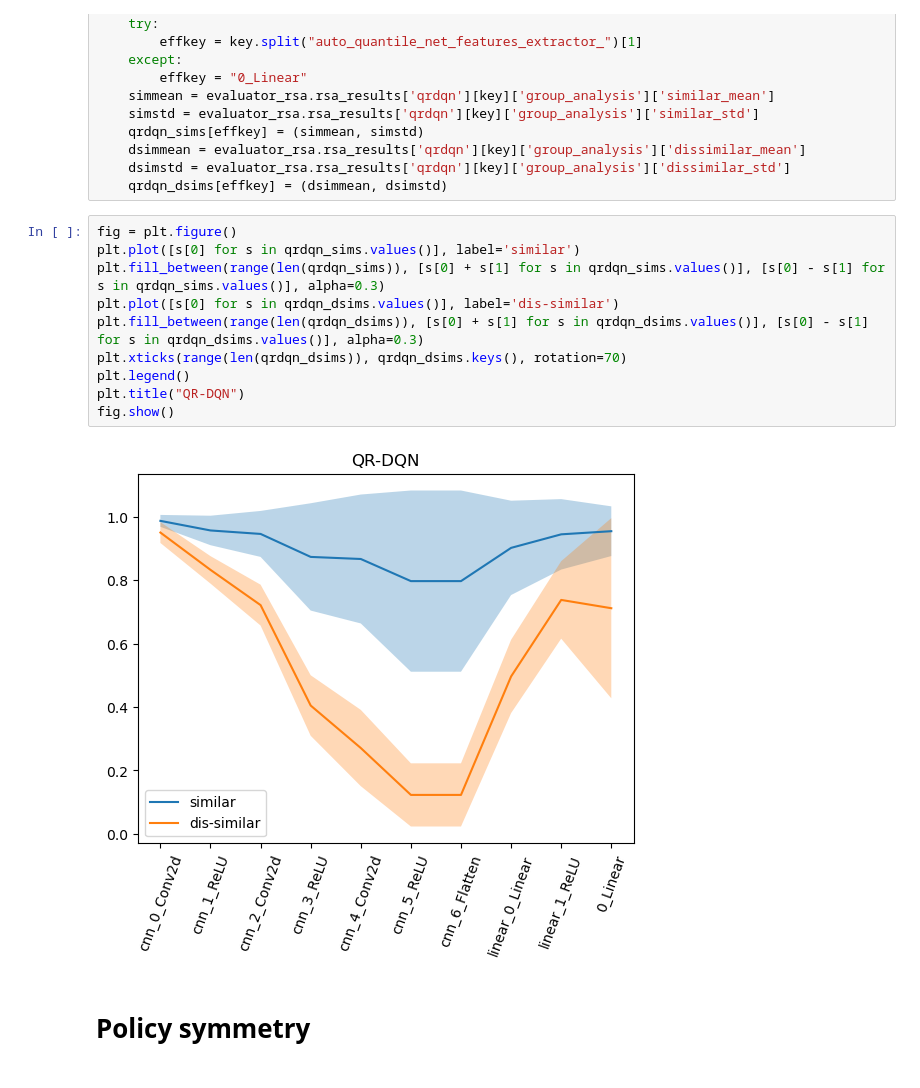
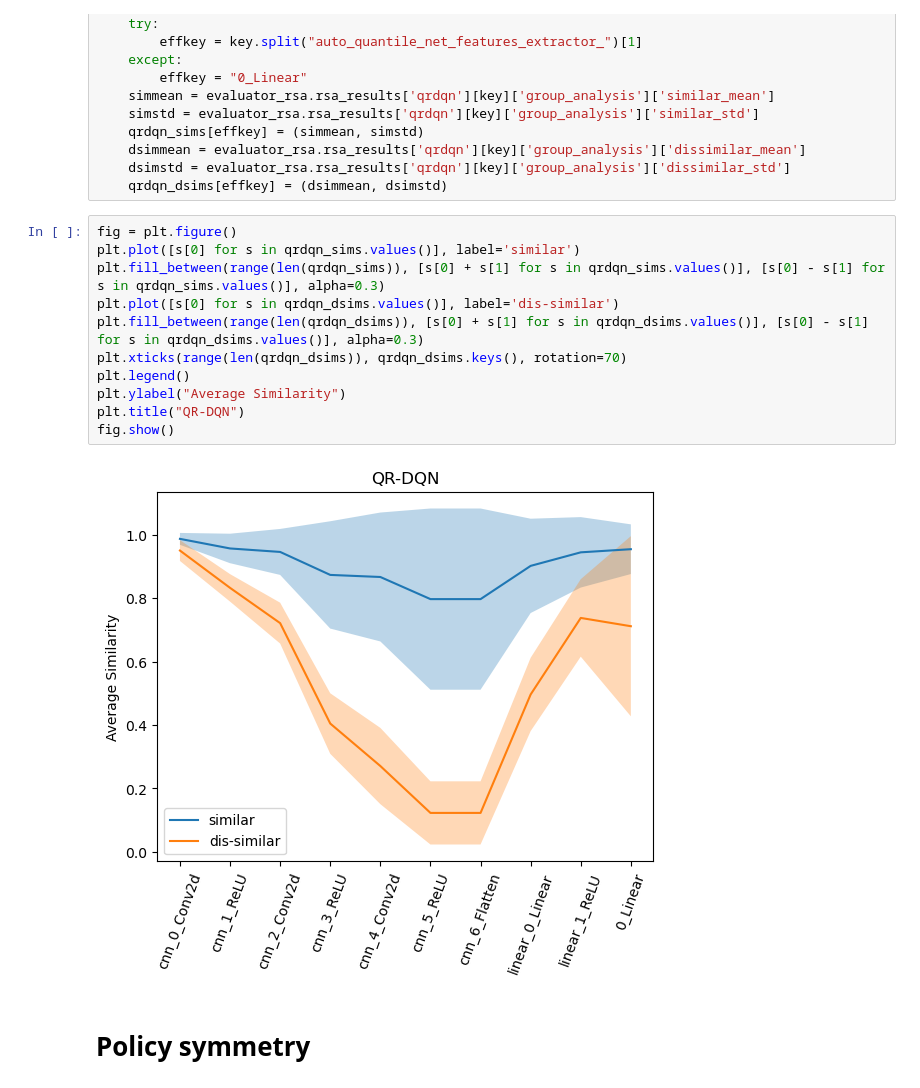
Before and after one commit to seblee97/state-abstraction-capacity, a Jupyter notebook: notebooks/clean_pong_symm.ipynb, the cells around one changed output. Saved outputs shown, nothing was run; the diff lists cells and outputs as text.

```diff
--- a/notebooks/clean_pong_symm.ipynb
+++ b/notebooks/clean_pong_symm.ipynb
@@ -1876,15 +2463,16 @@ for key in toget:
 # %%
 fig = plt.figure()
 plt.plot([s[0] for s in qrdqn_sims.values()], label='similar')
 plt.fill_between(range(len(qrdqn_sims)), [s[0] + s[1] for s in qrdqn_sims.values()], [s[0] - s[1] for s in qrdqn_sims.values()], alpha=0.3)
 plt.plot([s[0] for s in qrdqn_dsims.values()], label='dis-similar')
 plt.fill_between(range(len(qrdqn_dsims)), [s[0] + s[1] for s in qrdqn_dsims.values()], [s[0] - s[1] for s in qrdqn_dsims.values()], alpha=0.3)
 plt.xticks(range(len(qrdqn_dsims)), qrdqn_dsims.keys(), rotation=70)
 plt.legend()
+plt.ylabel("Average Similarity")
 plt.title("QR-DQN")
 fig.show()
 # %% [output]
-[figure, old version]
+[figure, new version]
 # %% [markdown]
 # Policy symmetry
 # %%
```
Also changed, not shown: parts of 20 cells of this notebook.
